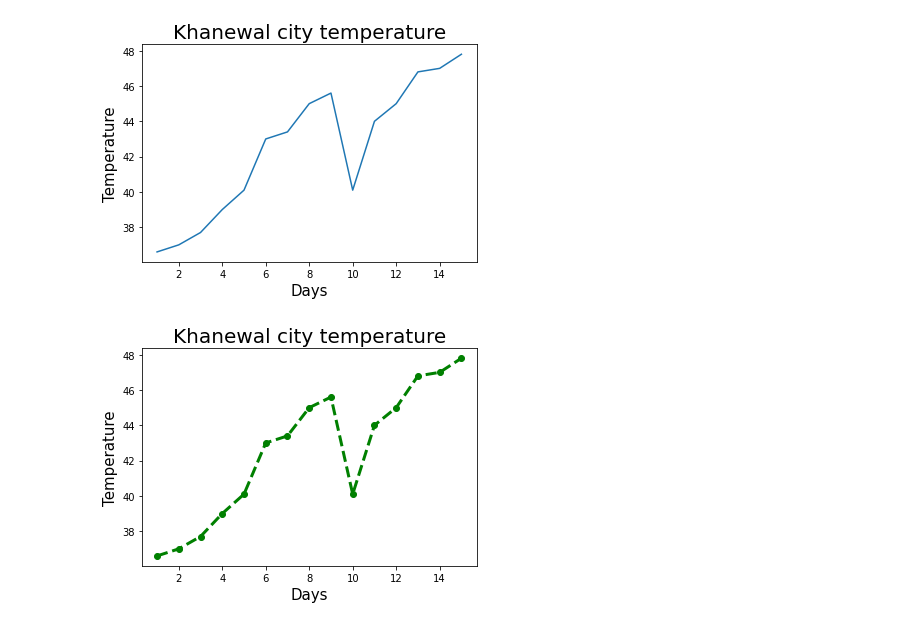
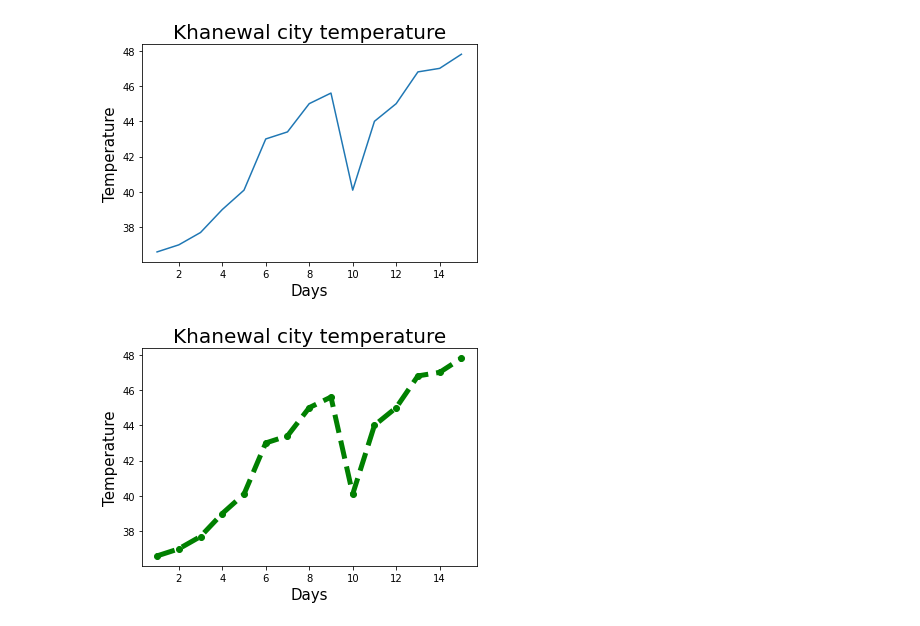
Before and after one commit to Abdullah-kwl/Matplotlib-Tutorial, a Jupyter notebook: mtplot_tutorial06.ipynb, the cells around one changed output. Cells and saved outputs as stored; diff of their text form; code cells hidden in the pictures.

Commit message:
mtplot_tutorial06 (line plot)

```diff
--- a/mtplot_tutorial06.ipynb
+++ b/mtplot_tutorial06.ipynb
@@ -22,10 +22,10 @@ plt.show()
 # %%
 plt.title('Khanewal city temperature' , fontsize=20 )
 plt.xlabel('Days', fontsize=15)
 plt.ylabel('Temperature', fontsize=15)
 
-plt.plot(days,temperature, 'go--' , linewidth=3)
+plt.plot(days,temperature, 'o--g' , linewidth=5)
 
 plt.show()
 # %% [output]
-[figure, old version]
+[figure, new version]
```
Also changed, not shown: parts of 3 cells of this notebook.
